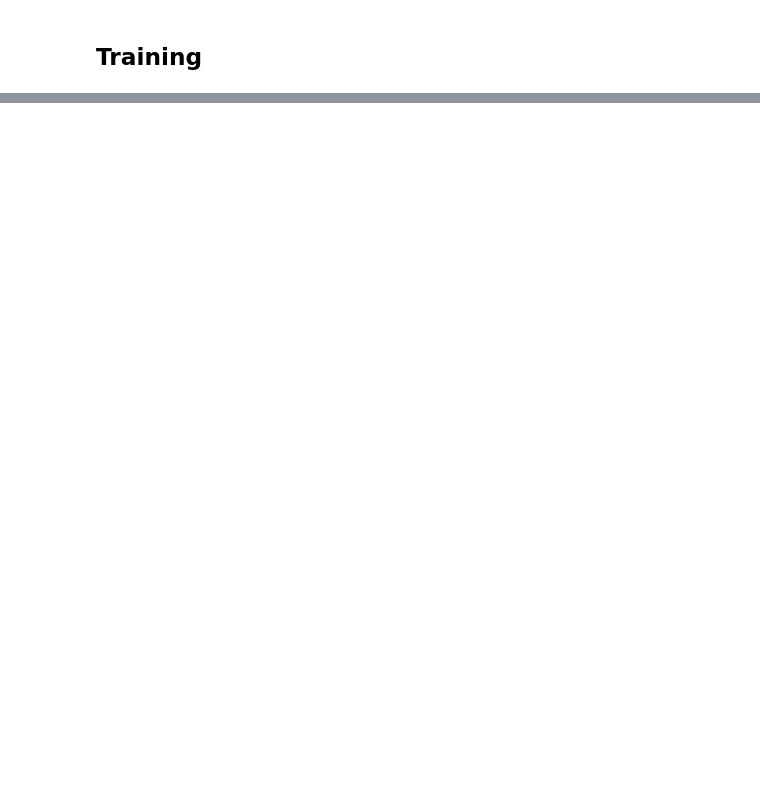
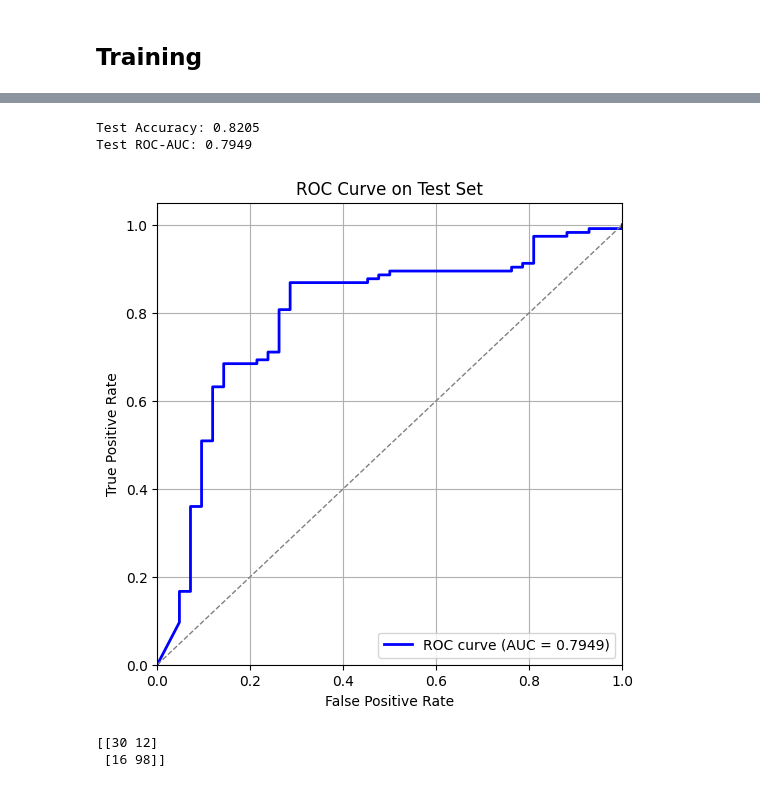
Before and after one commit to RamonWinkler/A-Hybrid-Quantum-Classical-Approach-to-Biomedical-Image-Classification, a Jupyter notebook: cnn.ipynb, the cells around one changed output, grey strips where cells are left out. Saved outputs shown, nothing was run; the diff lists cells and outputs as text; code cells hidden in the pictures; blank space fills up the shorter version.

Commit message:
inital model

```diff
--- a/cnn.ipynb
+++ b/cnn.ipynb
@@ -261,0 +330,14 @@ NameError: name 'num_samples' is not defined
+# %%
+# create a df of the extracted data
+test_df = pd.DataFrame({
+    "image": images,
+    "label": labels
+})
+# %%
+# extract features (pixels) and labels
+X_test = np.stack(test_df['image'].values)
+y_test = np.array(test_df['label'].values)
+# %%
+# Assuming X_test is a numpy array of shape (num_samples, 28, 28)
+X_test_tensor = torch.tensor(X_test, dtype=torch.float32).unsqueeze(1).to(device)
+y_test_tensor = torch.tensor(y_test, dtype=torch.float32).unsqueeze(1).to(device)
@@ -261,0 +354,49 @@ NameError: name 'num_samples' is not defined
+# %%
+with torch.no_grad():
+    scores = model(X_test_tensor)            # raw logits, shape (num_samples, num_classes)
+    probs = torch.softmax(scores, dim=1)     # probabilities for each class
+    y_test_pred_labels = torch.argmax(scores, dim=1).cpu().numpy()  # predicted labels
+    y_test_pred_probs = probs[:, 1].cpu().numpy()                   # probability of class 1
+# %%
+from sklearn.metrics import accuracy_score, roc_auc_score
+
+acc = accuracy_score(y_test, y_test_pred_labels)
+roc_auc = roc_auc_score(y_test, y_test_pred_probs)
+
+print(f"Test Accuracy: {acc:.4f}")
+print(f"Test ROC-AUC: {roc_auc:.4f}")
+# %% [output]
+Test Accuracy: 0.8205
+Test ROC-AUC: 0.7949
+# %%
+from sklearn.metrics import roc_curve, auc
+
+# Compute ROC curve
+fpr, tpr, thresholds = roc_curve(y_test, y_test_pred_probs)
+roc_auc = auc(fpr, tpr)
+
+# Plot ROC curve
+plt.figure(figsize=(6,6))
+plt.plot(fpr, tpr, color='blue', lw=2, label=f'ROC curve (AUC = {roc_auc:.4f})')
+plt.plot([0, 1], [0, 1], color='gray', lw=1, linestyle='--')  # diagonal line
+plt.xlim([0.0, 1.0])
+plt.ylim([0.0, 1.05])
+plt.xlabel('False Positive Rate')
+plt.ylabel('True Positive Rate')
+plt.title('ROC Curve on Test Set')
+plt.legend(loc="lower right")
+plt.grid(True)
+plt.show()
+# %% [output]
+[figure, added]
+# %%
+from sklearn.metrics import confusion_matrix
+
+# y_test_pred_labels: predicted labels from model
+# y_test: true labels
+cm = confusion_matrix(y_test, y_test_pred_labels)
+
+print(cm)
+# %% [output]
+[[30 12]
+ [16 98]]
```
Also changed, not shown: parts of 16 cells of this notebook.
